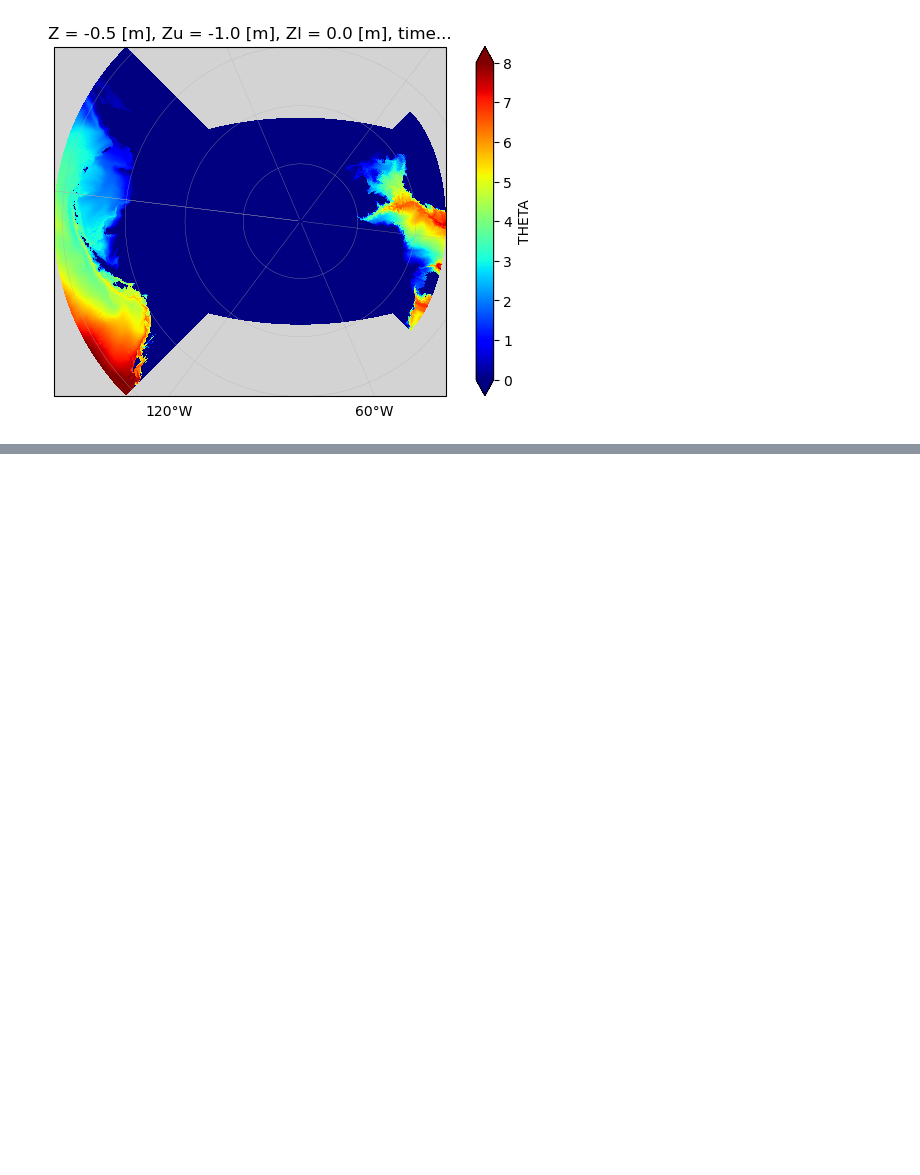
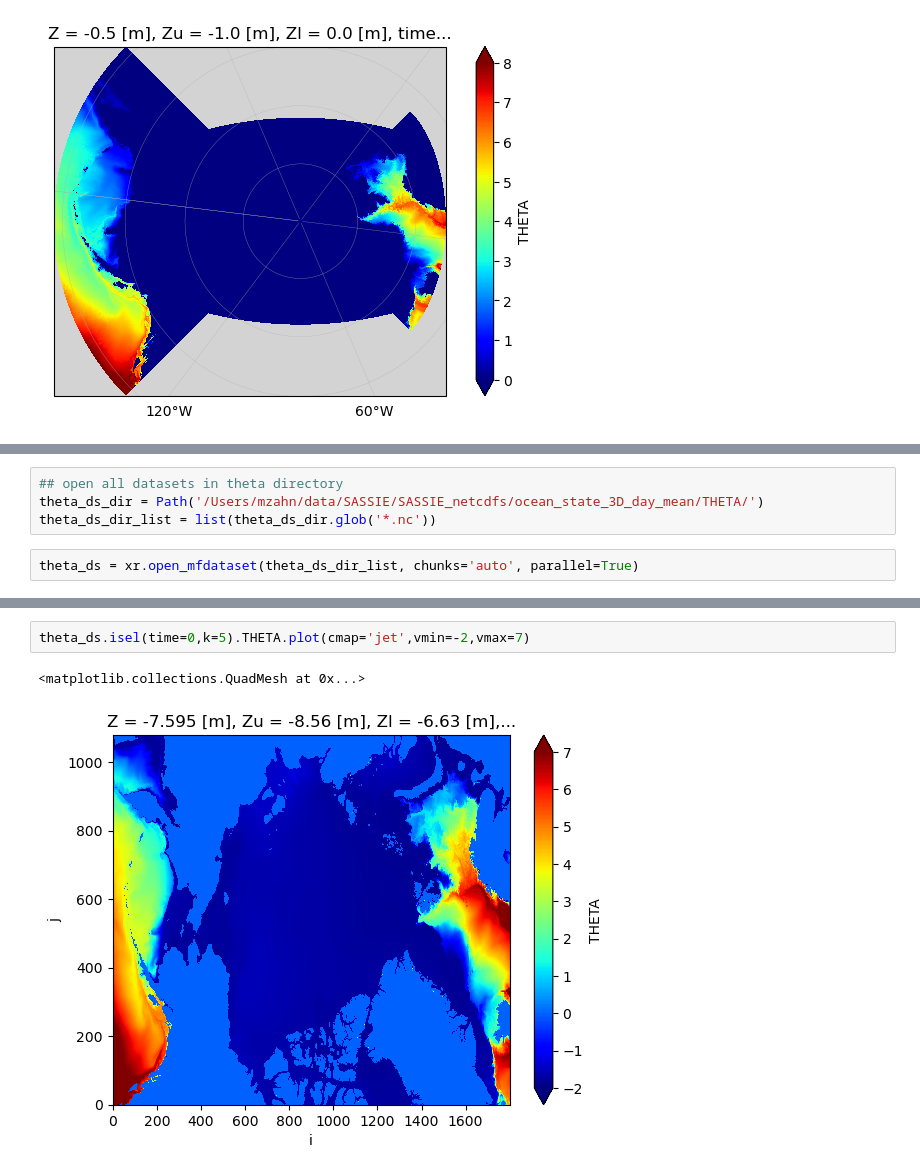
Before and after one commit to ifenty/SASSIE_downscale_ecco_v5, a Jupyter notebook: 01_open and read file.ipynb, the cells around one changed output, grey strips where cells are left out. Drawn from its saved outputs; the diff is of its cells as text; blank space fills up the shorter version.

```diff
--- a/01_open and read file.ipynb
+++ b/01_open and read file.ipynb
@@ -459,0 +584,6 @@ gl.left_labels = False
+# %%
+## open all datasets in theta directory
+theta_ds_dir = Path('/Users/mzahn/data/SASSIE/SASSIE_netcdfs/ocean_state_3D_day_mean/THETA/')
+theta_ds_dir_list = list(theta_ds_dir.glob('*.nc'))
+# %%
+theta_ds = xr.open_mfdataset(theta_ds_dir_list, chunks='auto', parallel=True)
@@ -459,0 +654,5 @@ gl.left_labels = False
+# %%
+theta_ds.isel(time=0,k=5).THETA.plot(cmap='jet',vmin=-2,vmax=7)
+# %% [output]
+<matplotlib.collections.QuadMesh at 0x...>
+[figure, added]
```
Also changed, not shown: parts of 34 cells of this notebook, 3 other files.
